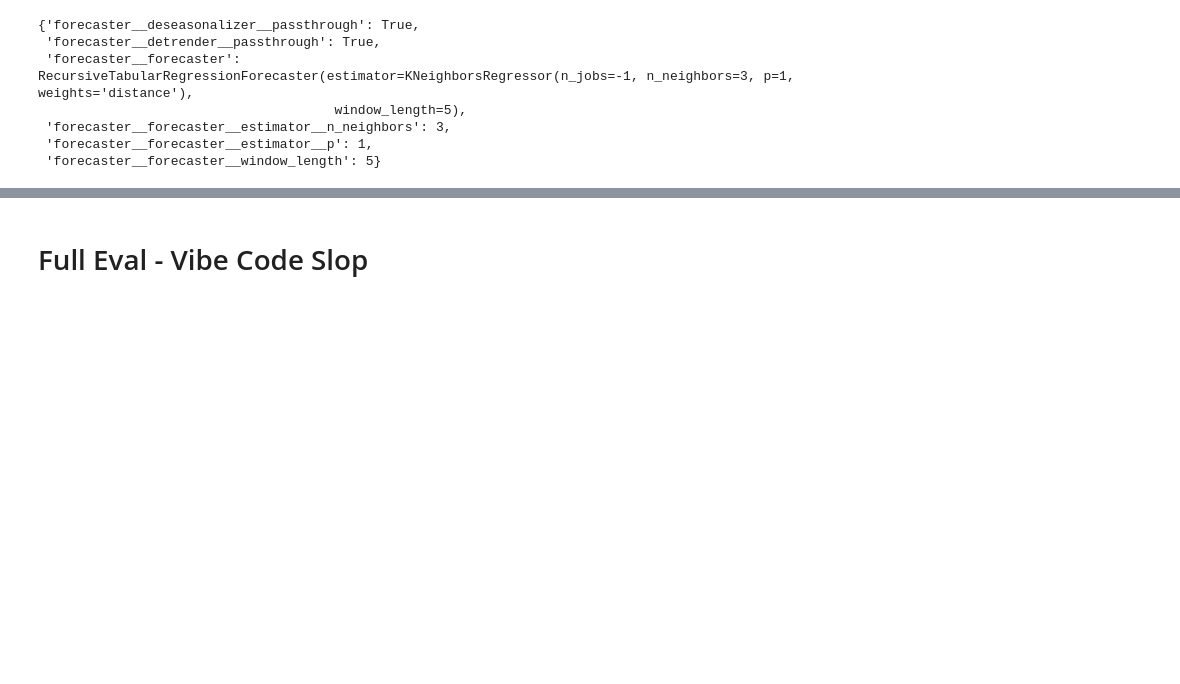
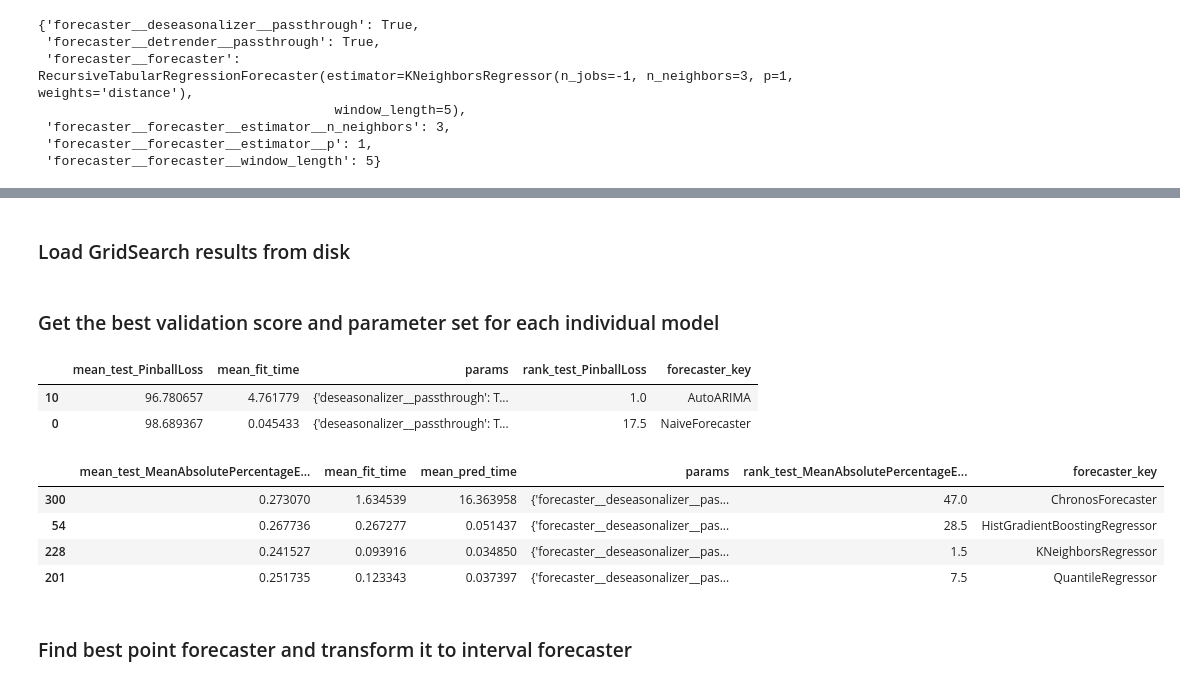
Before and after one commit to valentin-17/HtS, a Jupyter notebook: src/hts/forecast.ipynb, the cells around one changed output, grey strips where cells are left out. Saved outputs shown, nothing was run; the diff lists cells and outputs as text; code cells hidden in the pictures; blank space fills up the shorter version.

```diff
--- a/src/hts/forecast.ipynb
+++ b/src/hts/forecast.ipynb
@@ -290,2 +220,0 @@ scores
-# %% [markdown]
-# Full Eval - Vibe Code Slop
@@ -527,0 +221,2 @@ evaluation_scores, all_interval_predictions, plot_comparison_df
+# %% [markdown]
+### Load GridSearch results from disk
@@ -527,0 +226,44 @@ evaluation_scores, all_interval_predictions, plot_comparison_df
+# %% [markdown]
+### Get the best validation score and parameter set for each individual model
+# %%
+cv_results_proba = pd.DataFrame(proba_gscv.cv_results_)
+
+def get_forecaster_key(params):
+    forecaster = params["forecaster"]
+
+    estimator = getattr(forecaster, "estimator", forecaster)
+
+    return type(estimator).__name__
+
+cv_results_proba["forecaster_key"] = cv_results_proba["params"].apply(get_forecaster_key)
+
+idx = cv_results_proba.groupby("forecaster_key")["rank_test_PinballLoss"].idxmin()
+best_per_forecaster = cv_results_proba.loc[idx]
+best_per_forecaster
+# %% [output]
+|  | mean_test_PinballLoss | mean_fit_time | params | rank_test_PinballLoss | forecaster_key |
+| 10 | 96.780657 | 4.761779 | {'deseasonalizer__passthrough': T... | 1.0 | AutoARIMA |
+| 0 | 98.689367 | 0.045433 | {'deseasonalizer__passthrough': T... | 17.5 | NaiveForecaster |
+# %%
+cv_results_point = pd.DataFrame(point_gscv.cv_results_)
+
+def get_forecaster_key(params):
+    forecaster = params["forecaster__forecaster"]
+
+    estimator = getattr(forecaster, "estimator", forecaster)
+
+    return type(estimator).__name__
+
+cv_results_point["forecaster_key"] = cv_results_point["params"].apply(get_forecaster_key)
+
+idx = cv_results_point.groupby("forecaster_key")["rank_test_MeanAbsolutePercentageError"].idxmin()
+best_per_forecaster = cv_results_point.loc[idx]
+best_per_forecaster
+# %% [output]
+|  | mean_test_MeanAbsolutePercentageE... | mean_fit_time | mean_pred_time | params | rank_test_MeanAbsolutePercentageE... | forecaster_key |
+| 300 | 0.273070 | 1.634539 | 16.363958 | {'forecaster__deseasonalizer__pas... | 47.0 | ChronosForecaster |
+| 54 | 0.267736 | 0.267277 | 0.051437 | {'forecaster__deseasonalizer__pas... | 28.5 | HistGradientBoostingRegressor |
+| 228 | 0.241527 | 0.093916 | 0.034850 | {'forecaster__deseasonalizer__pas... | 1.5 | KNeighborsRegressor |
+| 201 | 0.251735 | 0.123343 | 0.037397 | {'forecaster__deseasonalizer__pas... | 7.5 | QuantileRegressor |
+# %% [markdown]
+### Find best point forecaster and transform it to interval forecaster
```
Also changed, not shown: parts of 20 cells of this notebook, 2 other files.
